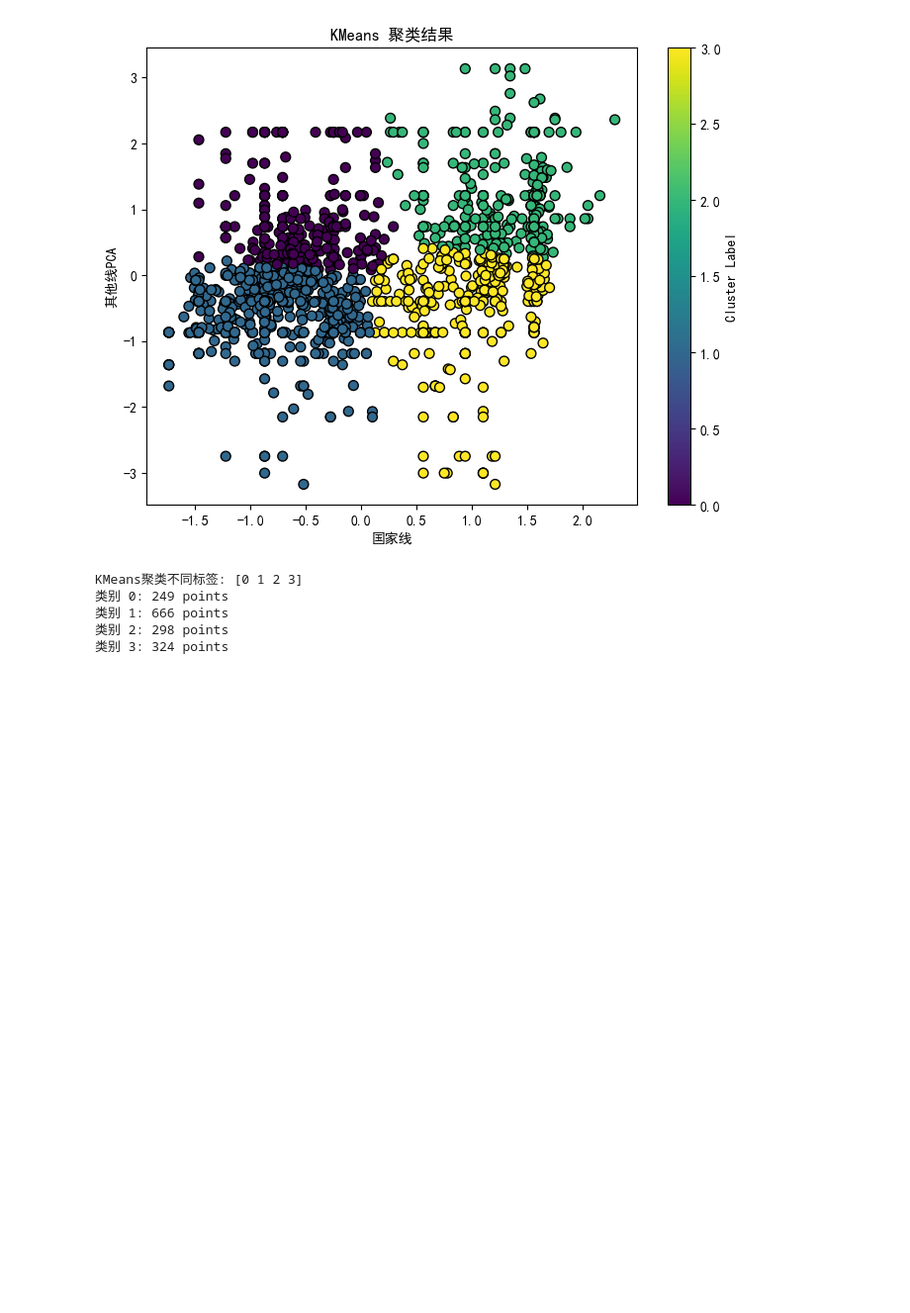
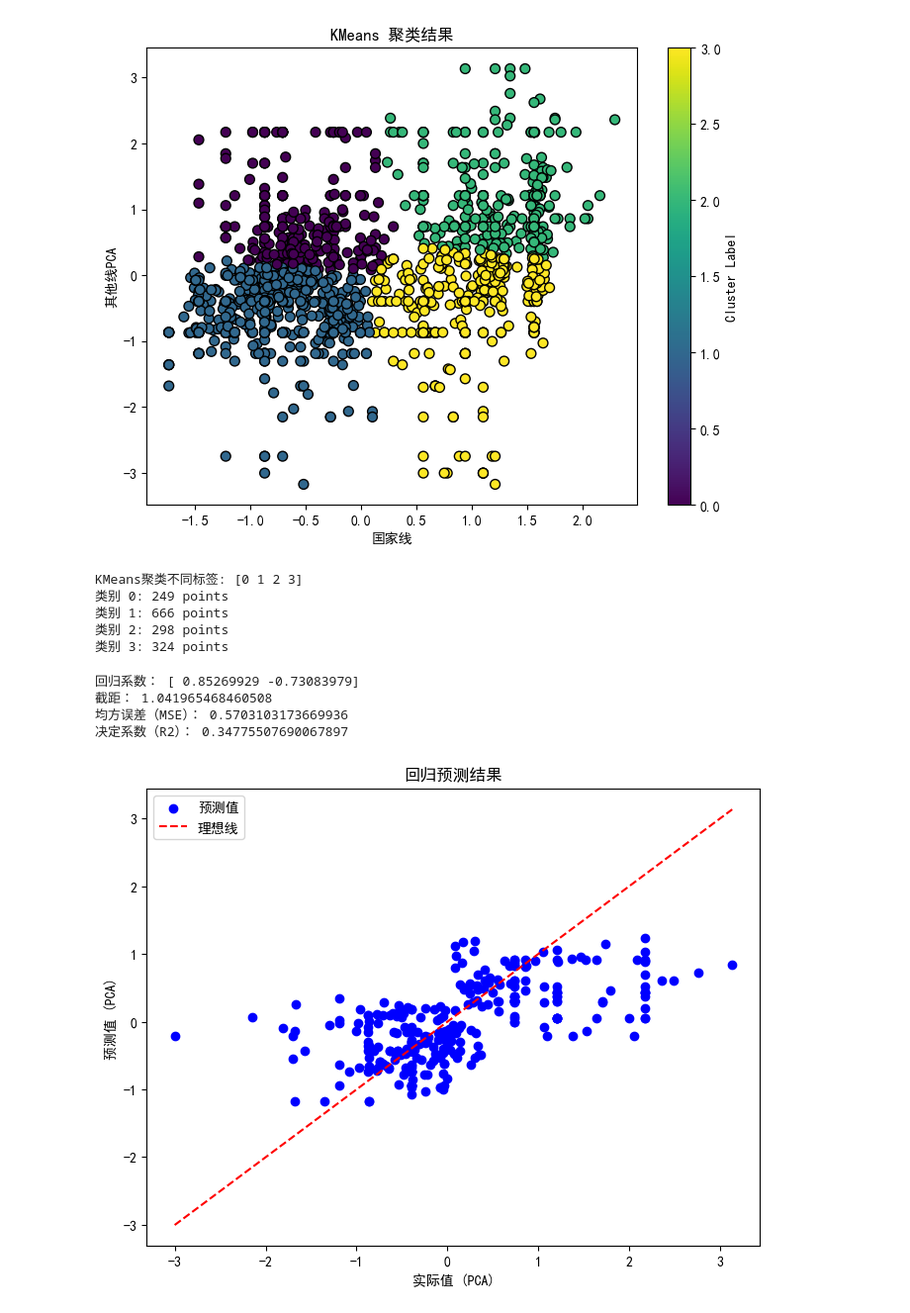
Before and after one commit to rainbowyuyu/dm_design, a Jupyter notebook: data_show.ipynb, the cells around one changed output. Shown at 99% size. Saved outputs shown, nothing was run; the diff lists cells and outputs as text; code cells hidden in the pictures; blank space fills up the shorter version.

```diff
--- a/data_show.ipynb
+++ b/data_show.ipynb
@@ -372,3 +372,43 @@ KMeans聚类不同标签: [0 1 2 3]
 类别 1: 666 points
 类别 2: 298 points
 类别 3: 324 points
+# %%
+from sklearn.linear_model import LinearRegression
+from sklearn.model_selection import train_test_split
+from sklearn.metrics import mean_squared_error, r2_score
+
+# 准备回归数据
+X_reg = np.column_stack((x_filtered, kmeans_labels))  # 自变量：国家线 + 聚类标签
+y_reg = y_filtered  # 因变量：PCA
+
+# 划分训练集和测试集
+X_train, X_test, y_train, y_test = train_test_split(X_reg, y_reg, test_size=0.2, random_state=42)
+
+# 构建线性回归模型
+regressor = LinearRegression()
+regressor.fit(X_train, y_train)
+
+# 模型预测
+y_pred = regressor.predict(X_test)
+
+# 输出回归结果
+print("回归系数：", regressor.coef_)
+print("截距：", regressor.intercept_)
+print("均方误差（MSE）：", mean_squared_error(y_test, y_pred))
+print("决定系数（R2）：", r2_score(y_test, y_pred))
+
+# 可视化预测值与实际值的比较
+plt.figure(figsize=(8, 6))
+plt.scatter(y_test, y_pred, c='blue', marker='o', label='预测值')
+plt.plot([min(y_test), max(y_test)], [min(y_test), max(y_test)], color='red', linestyle='--', label='理想线')
+plt.xlabel('实际值 (PCA)')
+plt.ylabel('预测值 (PCA)')
+plt.title('回归预测结果')
+plt.legend()
+plt.show()
+# %% [output]
+回归系数： [ 0.85269929 -0.73083979]
+截距： 1.041965468460508
+均方误差（MSE）： 0.5703103173669936
+决定系数（R2）： 0.34775507690067897
+[figure, added]
```
Also changed, not shown: parts of 6 cells of this notebook, 1 other file.
